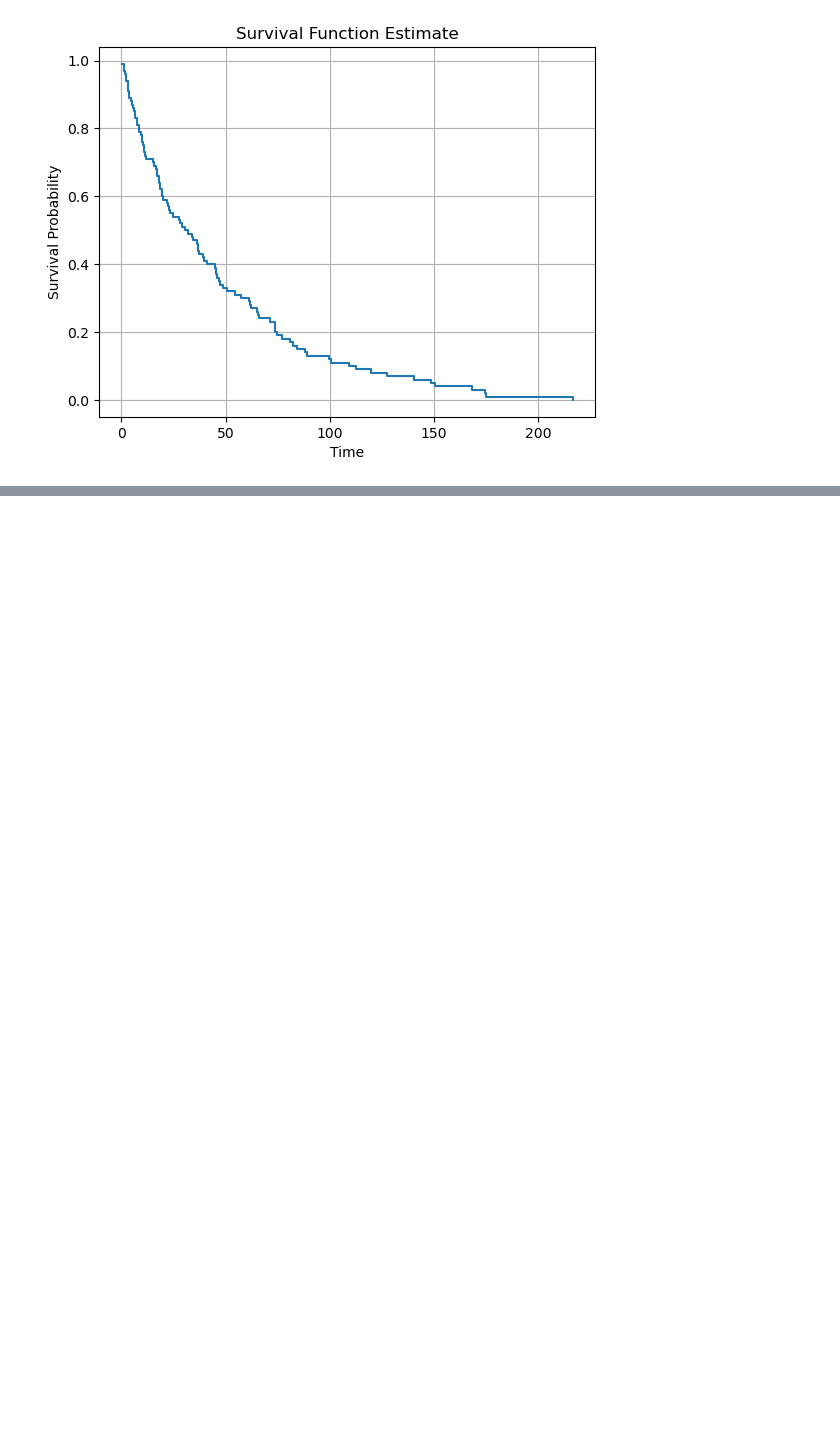
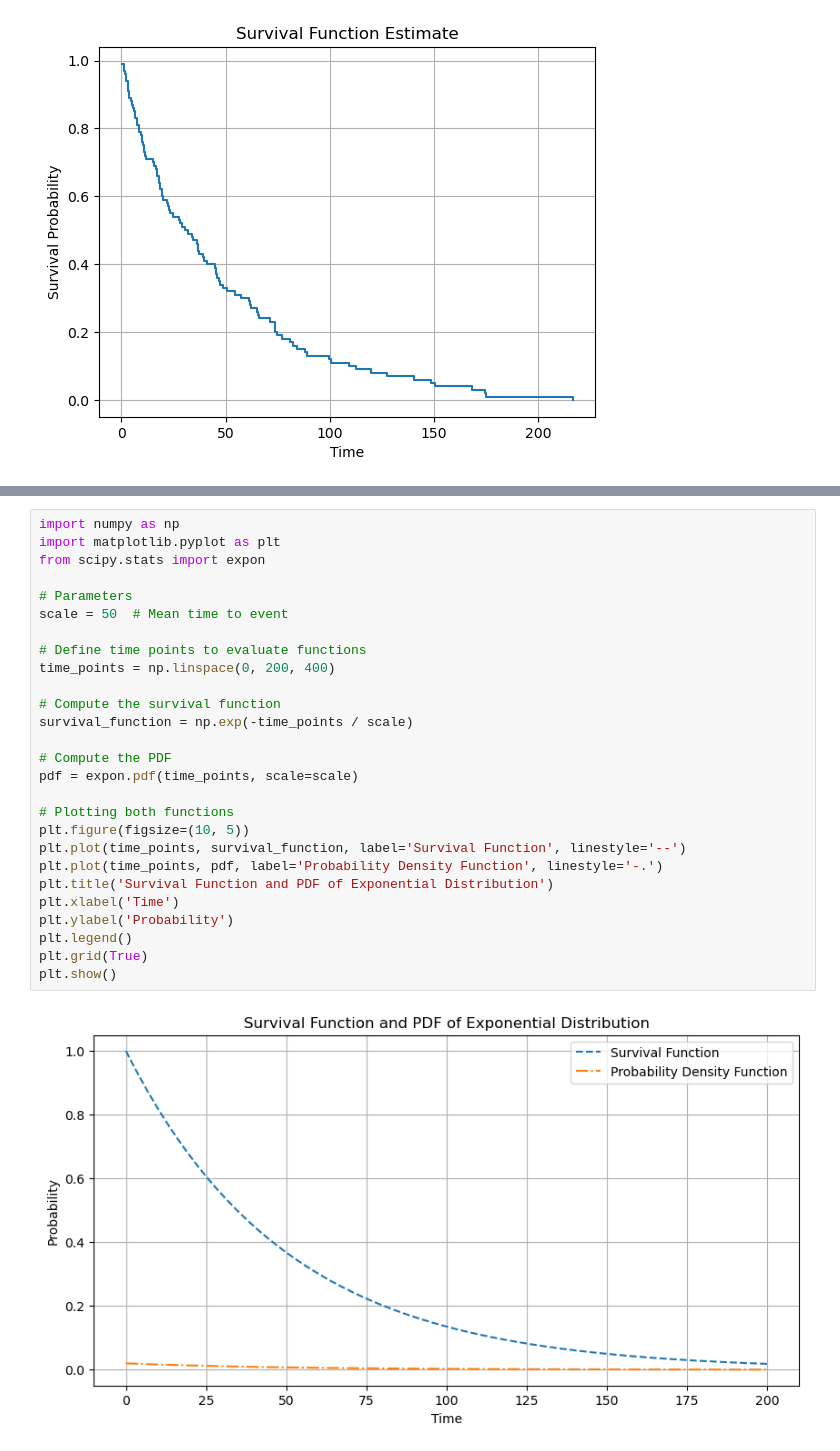
Before and after one commit to MaukanMir/AI-ML-Learning, a Jupyter notebook: Mathematics/Statistics/Intro-Probability/Epexctation.ipynb, the cells around one changed output, grey strips where cells are left out. Saved outputs shown, nothing was run; the diff lists cells and outputs as text; blank space fills up the shorter version.

```diff
--- a/Mathematics/Statistics/Intro-Probability/Epexctation.ipynb
+++ b/Mathematics/Statistics/Intro-Probability/Epexctation.ipynb
@@ -136,0 +169,29 @@ plt.show()
+# %%
+import numpy as np
+import matplotlib.pyplot as plt
+from scipy.stats import expon
+
+# Parameters
+scale = 50  # Mean time to event
+
+# Define time points to evaluate functions
+time_points = np.linspace(0, 200, 400)
+
+# Compute the survival function
+survival_function = np.exp(-time_points / scale)
+
+# Compute the PDF
+pdf = expon.pdf(time_points, scale=scale)
+
+# Plotting both functions
+plt.figure(figsize=(10, 5))
+plt.plot(time_points, survival_function, label='Survival Function', linestyle='--')
+plt.plot(time_points, pdf, label='Probability Density Function', linestyle='-.')
+plt.title('Survival Function and PDF of Exponential Distribution')
+plt.xlabel('Time')
+plt.ylabel('Probability')
+plt.legend()
+plt.grid(True)
+plt.show()
+# %% [output]
+[figure, added]
```
Also changed, not shown: parts of 1 cell of this notebook.
